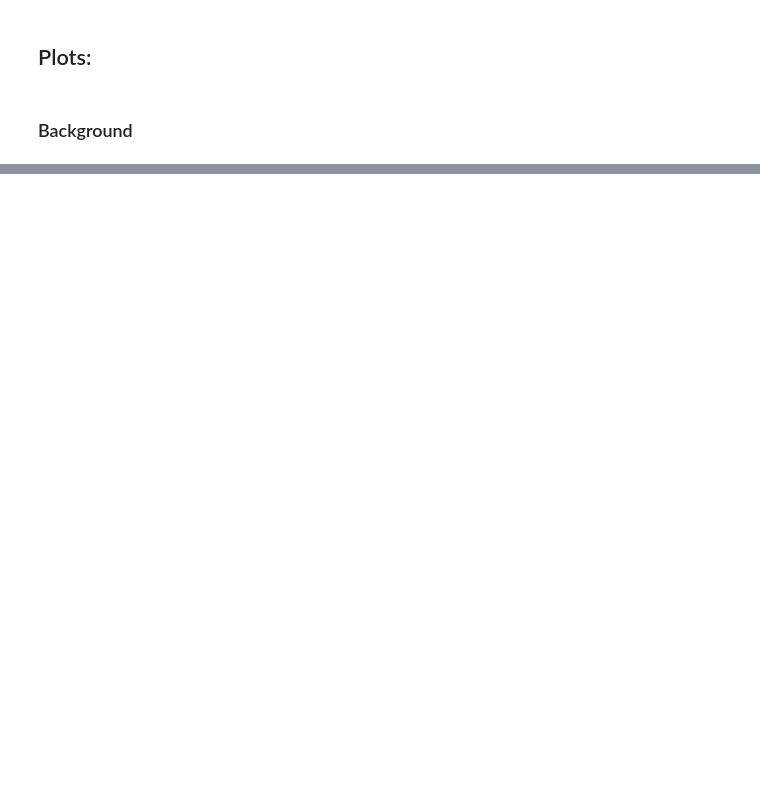
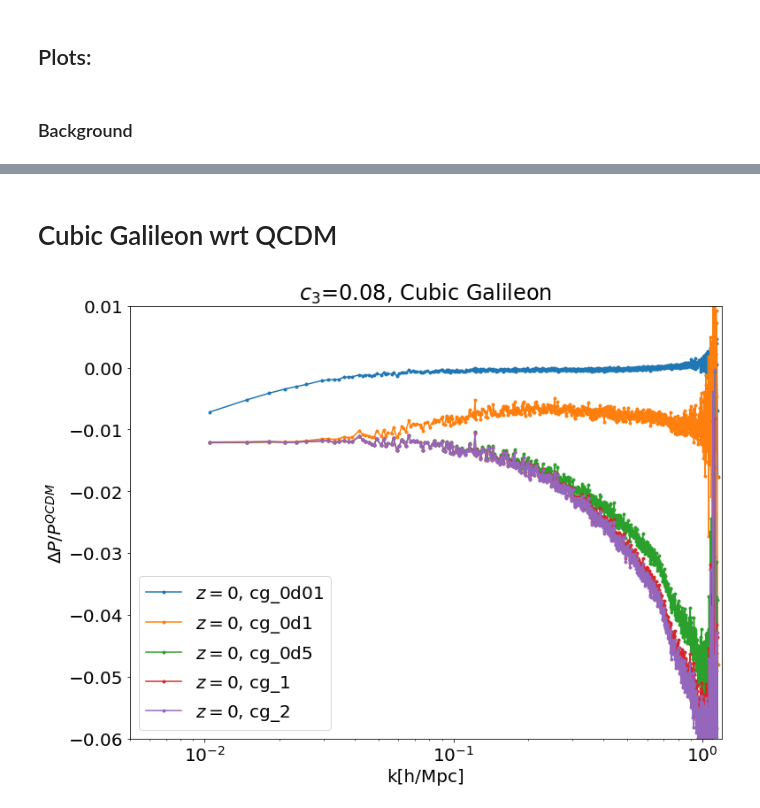
Before and after one commit to FarbodHassani/MG-evolution, a Jupyter notebook: notebooks/Cubic_Galilean.ipynb, the cells around one changed output, grey strips where cells are left out. Drawn from its saved outputs; the diff is of its cells as text; code cells hidden in the pictures; blank space fills up the shorter version.

```diff
--- a/notebooks/Cubic_Galilean.ipynb
+++ b/notebooks/Cubic_Galilean.ipynb
@@ -157,0 +147,30 @@ for z in [10,6,1, 0]:
+# %% [markdown]
+# Cubic Galileon wrt QCDM
+# %%
+plt.rcParams['font.size'] = 20
+fig = plt.figure(figsize=(12,9))
+colors= ["red","blue","green","magenta"]
+l=0
+for model in ['cg_0d01','cg_0d1', 'cg_0d5','cg_1','cg_2']:
+    for z in [0]:
+
+        k_ec_ref =  data['delta']['qcdm']['z='+str(z)][:,0]
+        p_ec_ref =  data['delta']['qcdm']['z='+str(z)][:,1]
+
+        k_ec = data['delta'][model]['z='+str(z)][:,0]
+        pk_ec = data['delta'][model]['z='+str(z)][:,1]
+
+        plt.semilogx(k_ec_ref, (pk_ec/p_ec_ref)-1., ".-", label = "$z=$"+str(z)+", "+model)
+
+
+        plt.title(r"$c_3 $=0.08, Cubic Galileon")
+        plt.xlabel("k[h/Mpc]")
+        plt.ylabel("$\Delta P/P^{QCDM}}$")
+        plt.ylim(-0.06, 0.01)
+        plt.xlim(0.005, 1.2)
+    #     plt.yscale('log')
+        plt.legend()
+        l=l+1
+#     plt.savefig('H0rc1_z_'+str(z)+'.pdf', bbox_inches='tight')
+# %% [output]
+[figure, added]
```
Also changed, not shown: parts of 17 cells of this notebook, 26 other files.
